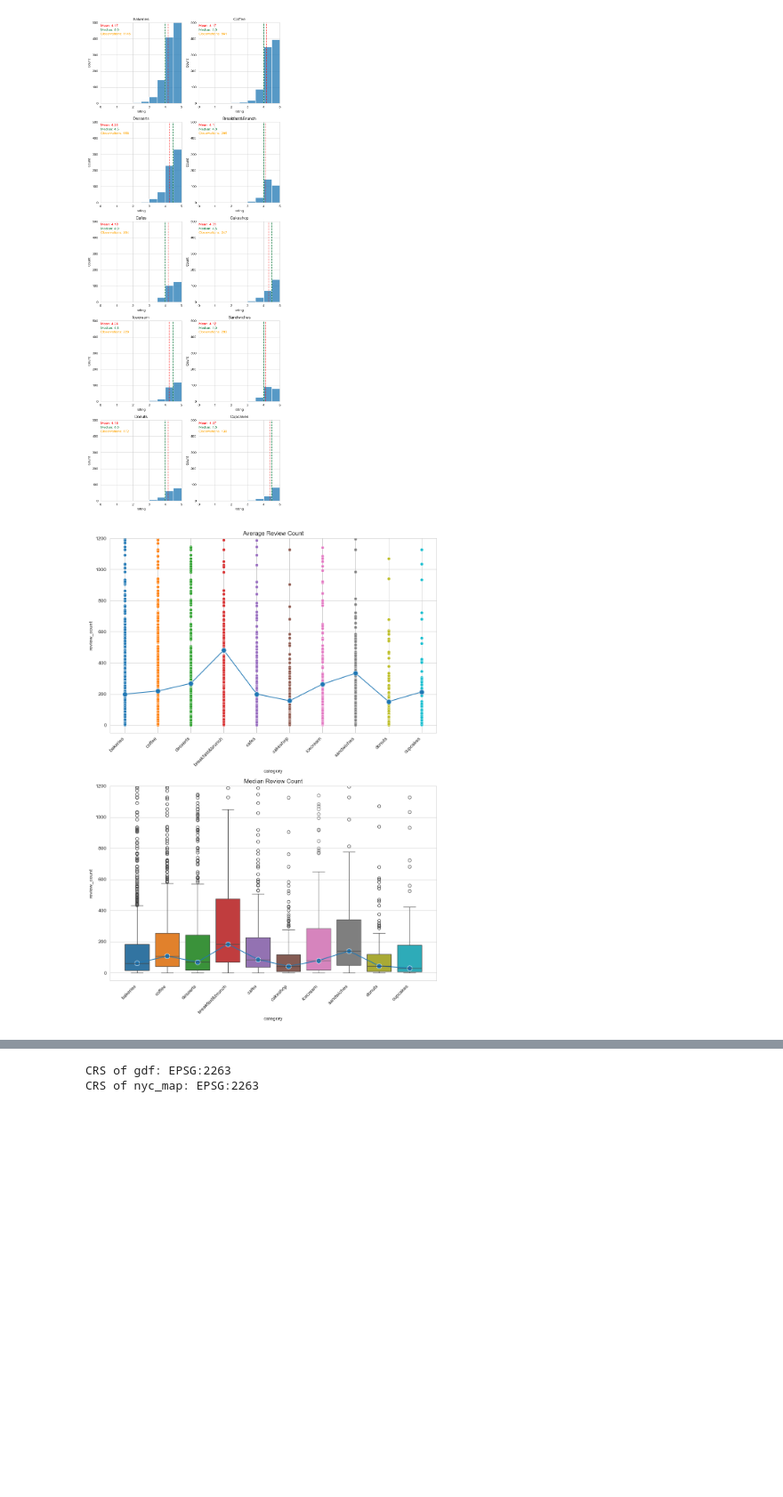
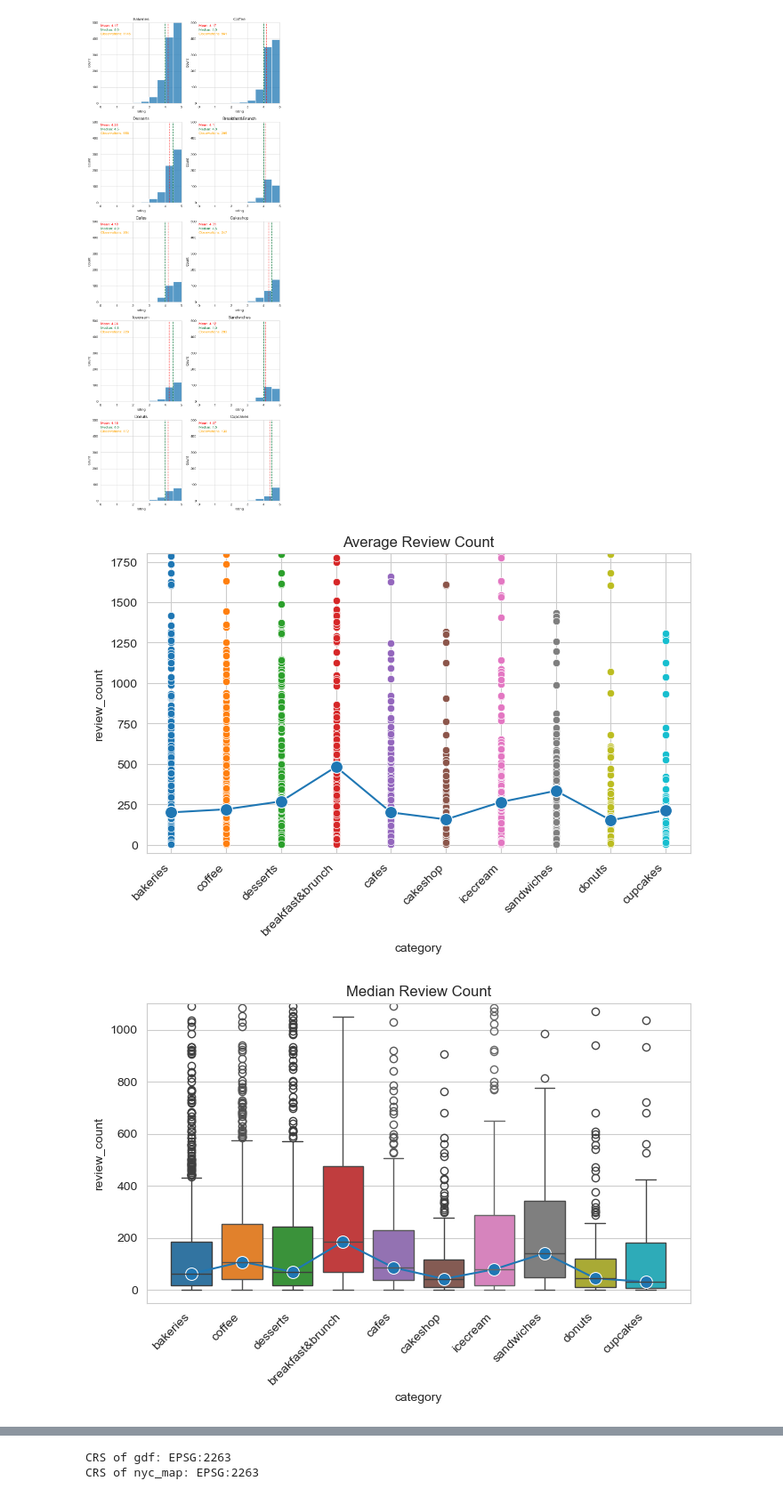
Before and after one commit to anderoos/analysis-of-nyc-bakeries, a Jupyter notebook: summary_analysis.ipynb, the cells around one changed output, grey strips where cells are left out. Shown at 89% size. Drawn from its saved outputs; the diff is of its cells as text; code cells hidden in the pictures; blank space fills up the shorter version.

```diff
--- a/summary_analysis.ipynb
+++ b/summary_analysis.ipynb
@@ -33,7 +33,7 @@ df_main.head()
 | 8 | fPQ2eE9lm8tc87O5-GLjyA | Mille-Feuille Bakery | 441 | coffee | 4.5 | True | True | 2.0 | 40.782425 | ... |
 # %%
 # Distribution of business category
-category_agg = df_main.groupby('category').agg({'name': 'count'}).sort_values(by='name', ascending=False).reset_index()
+category_agg = df_main.groupby('category').agg({'name': 'count', 'rating': 'mean', 'review_count': 'mean'}).sort_values(by='name', ascending=False).reset_index()
 
 ten_colors = sns.color_palette()
 
@@ -41,7 +41,6 @@ import squarify
 to_squarify = category_agg.iloc[:10,:]
 to_squarify_sum = sum(to_squarify.name)
 to_squarify['freq'] = to_squarify.name.apply(lambda x: x/to_squarify_sum)
-
 fig7, ax7 = plt.subplots(figsize=(8,8))
 squarify.plot(sizes=to_squarify.name, label=to_squarify.category, alpha=0.8, color=ten_colors, ax=ax7)
 plt.title('Most popular Yelp Categories for Desserts')
@@ -108,7 +196,7 @@ df_main.category.value_counts()
 fig, ax = plt.subplots(5, 2, figsize=(8, 20))
 
     # Define categories of interest -- top 10 categories
-categories = df_category_rankings.iloc[:10,:].category
+categories = to_squarify.iloc[:10,:].category
 
     # Flatten 2D array and iterate through it along with the categories and titles
 for axis, category, title in zip(ax.flatten(), categories, [cat.title() for cat in categories]):
@@ -134,37 +222,44 @@ plt.show()
 # %%
 # Plot review counts
 # Figure
-fig1,ax1 = plt.subplots(2,1, figsize=(10,14))
-
+fig1,ax1 = plt.subplots(1,1, figsize=(7,5))
+fig1_1,ax1_1 = plt.subplots(1,1, figsize=(7,5))
 review_count_means = []
 review_count_medians = []
 
 # Graph Loop
 for category in categories:
     # Generate scatterplot for each business vs review_count
-    sns.scatterplot(data=df_main[df_main['category'] == category], x='category', y='review_count', ax=ax1[0])
+    sns.scatterplot(data=df_main[df_main['category'] == category], x='category', y='review_count', ax=ax1)
         # Add title and set y limits
-    ax1[0].set_title("Average Review Count")
-    ax1[0].set_ylim(-50, 1200)
+    ax1.set_title("Average Review Count")
+    ax1.set_ylim(-50, 1800)
     # Create box plot as second plot
-    sns.boxplot(data=df_main[df_main['category'] == category], x='category', y='review_count', ax=ax1[1])
+    sns.boxplot(data=df_main[df_main['category'] == category], x='category', y='review_count', ax=ax1_1)
         # Add title and limits
-    ax1[1].set_title("Median Review Count")
-    ax1[1].set_ylim(-50, 1200)
+    ax1_1.set_title("Median Review Count")
+    ax1_1.set_ylim(-50, 1800)
     # Rotate xtick labels on x-axis
-    ax1[1].set_xticklabels(categories, rotation=45, ha='right')
-    ax1[0].set_xticklabels(categories, rotation=45, ha='right')
+    ax1_1.set_xticklabels(categories, rotation=45, ha='right')
+    ax1.set_xticklabels(categories, rotation=45, ha='right')
     # Calculate mean and medians for respective category
     review_count_means.append(df_main[df_main['category'] == category].review_count.mean())
     review_count_medians.append(df_main[df_main['category'] == category].review_count.median())
 
 # Overlay line plot on top of scatter and box charts to visualize median and mean
-sns.lineplot(review_count_means, marker='o', markersize=10, ax=ax1[0])
-sns.lineplot(review_count_medians, marker='o', markersize=10, ax=ax1[1])
+sns.lineplot(review_count_means, marker='o', markersize=10, ax=ax1)
+sns.lineplot(review_count_medians, marker='o', markersize=10, ax=ax1_1)
 
-fig1.savefig('Images/label_med_mean.png', format='png', dpi=300)
-plt.tight_layout()
+fig1.tight_layout()
+fig1_1.tight_layout()
+
+fig1.savefig('Images/label_mean.png', format='png', dpi=300)
+fig1_1.savefig('Images/label_med.png', format='png', dpi=300)
+
+ax1_1.set_ylim(-50, 1100)
+fig1_1.savefig('Images/label_med_zoomed.png', format='png', dpi=300)
 plt.show()
 # %% [output]
-[figure, old version]
+[figure, new version]
+[figure, added]
 # %%
```
Also changed, not shown: parts of 7 cells of this notebook, 10 other files.
